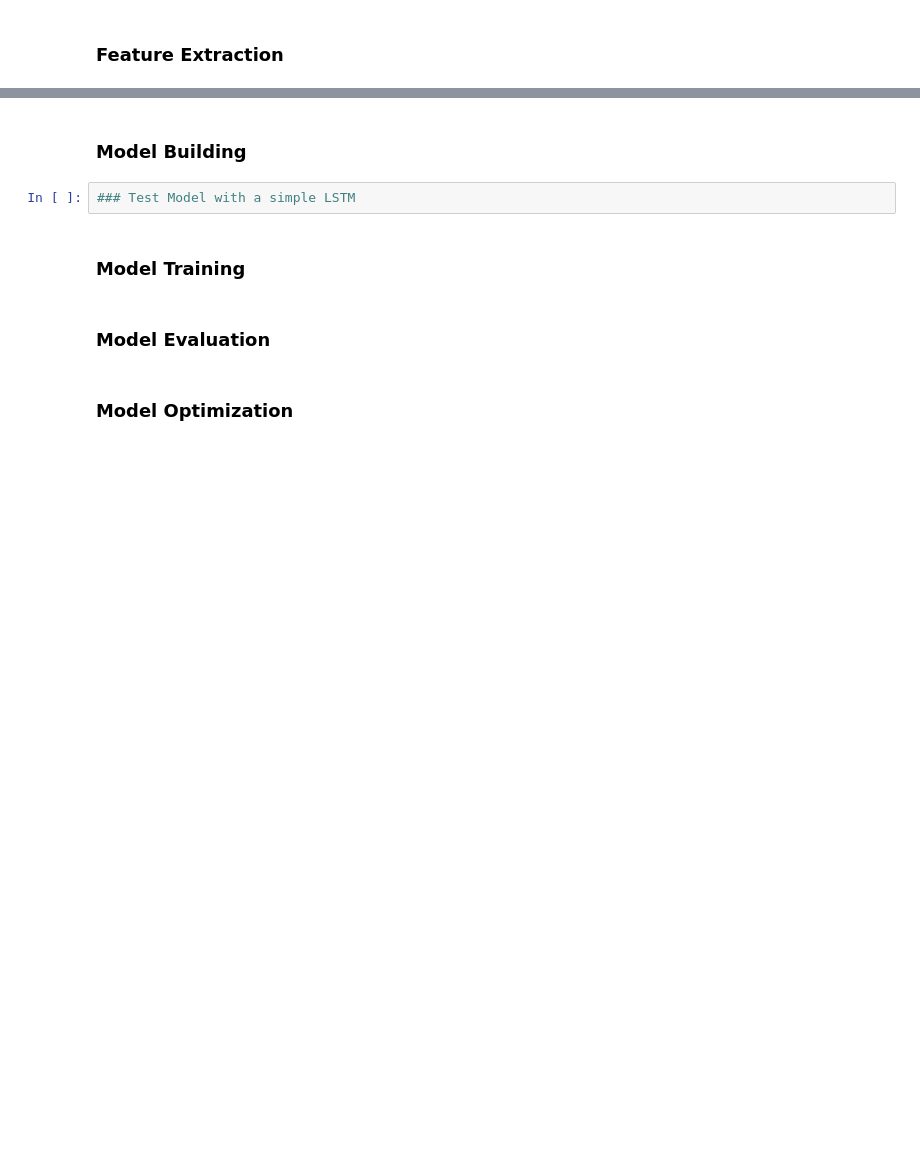
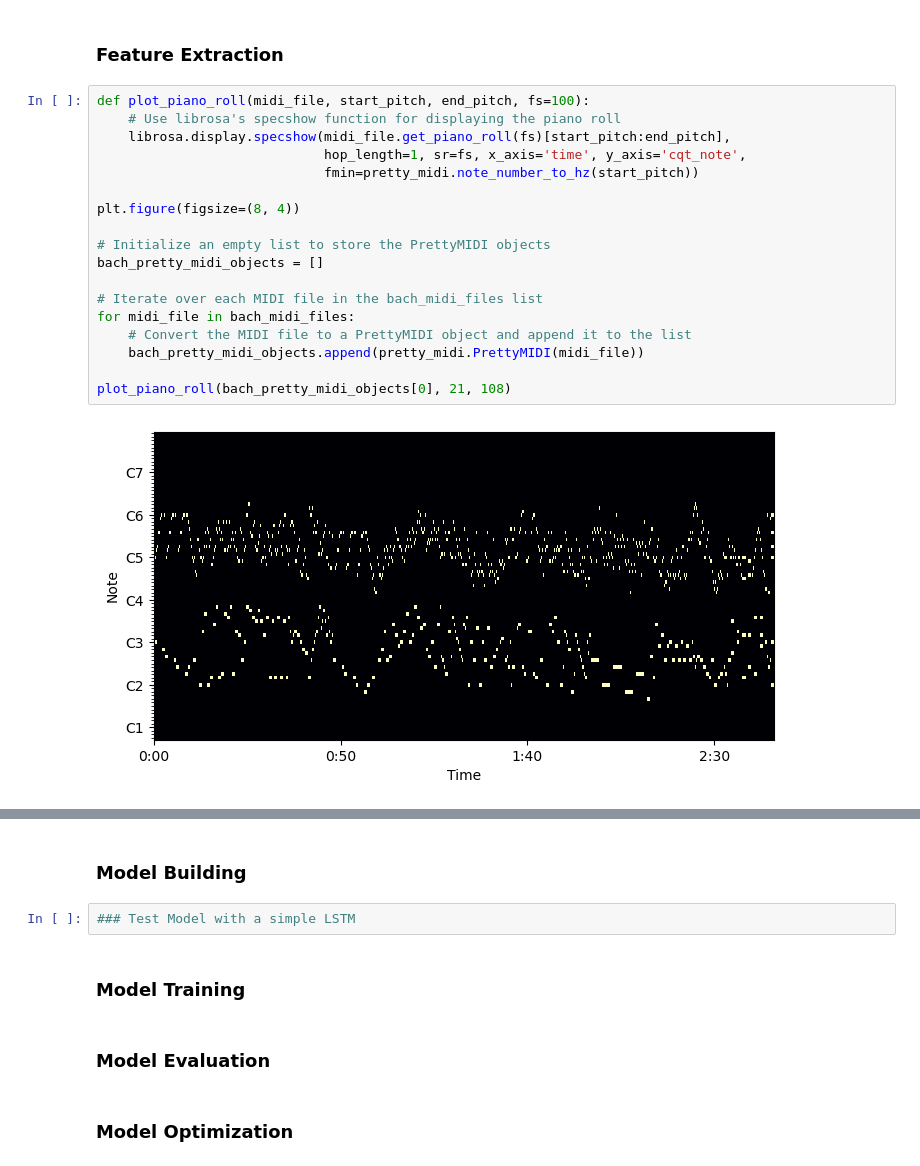
Before and after one commit to friedelj/AAI-511-final-project, a Jupyter notebook: team4_final_project.ipynb, the cells around one changed output, grey strips where cells are left out. Drawn from its saved outputs; the diff is of its cells as text; blank space fills up the shorter version.

Commit message:
Tested some initial features

```diff
--- a/team4_final_project.ipynb
+++ b/team4_final_project.ipynb
@@ -258,2 +288,22 @@ plot_sequence_length_distribution(data, labels, composers)
 # %% [markdown]
 ### Feature Extraction
+# %%
+def plot_piano_roll(midi_file, start_pitch, end_pitch, fs=100):
+    # Use librosa's specshow function for displaying the piano roll
+    librosa.display.specshow(midi_file.get_piano_roll(fs)[start_pitch:end_pitch],
+                             hop_length=1, sr=fs, x_axis='time', y_axis='cqt_note',
+                             fmin=pretty_midi.note_number_to_hz(start_pitch))
+
+plt.figure(figsize=(8, 4))
+
+# Initialize an empty list to store the PrettyMIDI objects
+bach_pretty_midi_objects = []
+
+# Iterate over each MIDI file in the bach_midi_files list
+for midi_file in bach_midi_files:
+    # Convert the MIDI file to a PrettyMIDI object and append it to the list
+    bach_pretty_midi_objects.append(pretty_midi.PrettyMIDI(midi_file))
+
+plot_piano_roll(bach_pretty_midi_objects[0], 21, 108)
+# %% [output]
+[figure, added]
```
Also changed, not shown: parts of 5 cells of this notebook.
